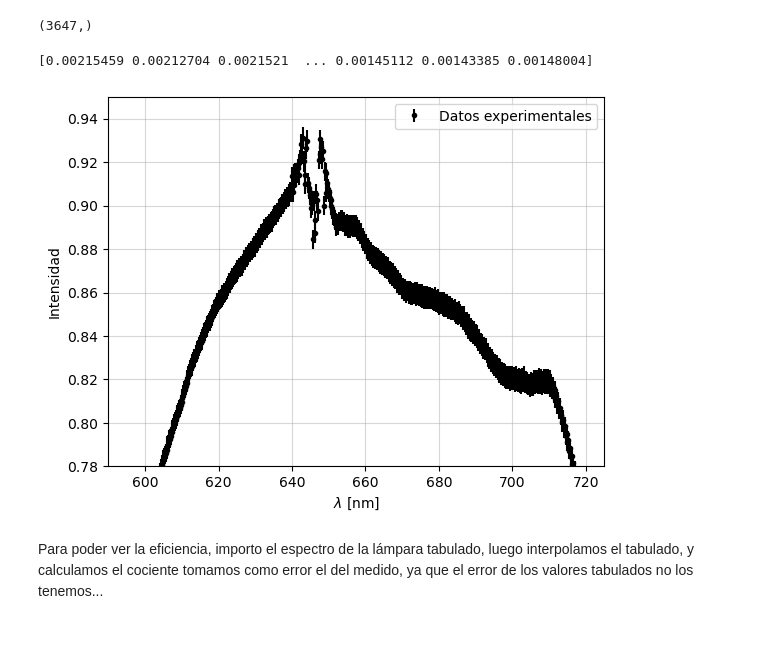
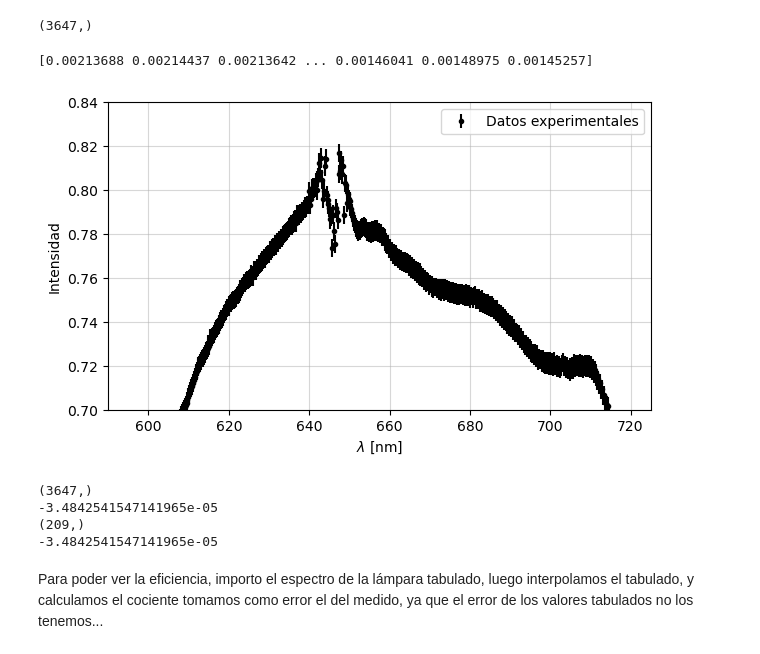
Before and after one commit to mauri-stack/labo5, a Jupyter notebook: espectroscopía_difractiva/espectro_halógeno.ipynb, the cells around one changed output. Cells and saved outputs as stored; diff of their text form; code cells hidden in the pictures.

```diff
--- a/espectroscopía_difractiva/espectro_halógeno.ipynb
+++ b/espectroscopía_difractiva/espectro_halógeno.ipynb
@@ -18,7 +18,7 @@ from scipy.interpolate import UnivariateSpline
 # %%
 
 # Reemplaza 'tu_archivo.csv' con la ruta a tu archivo CSV
-df = pd.read_csv('/Users/Mauri/Desktop/Labo 5/Espectroscopía difractiva/3-10/halógena/halógena_promedio.csv', skiprows=53)
+df = pd.read_csv('/Users/Mauri/Desktop/Labo 5/Espectroscopía difractiva/17-10/halógena v2/promedio.csv', skiprows=53)
 
 # Seleccionar las dos primeras columnas a partir de la fila 54
 # Recuerda que en pandas los índices empiezan en 0, por lo que la fila 54 es el índice 53
@@ -85,7 +85,7 @@ def cargar_datos(ruta):
 
     return lambdas, intensidad
 
-lambdas, intensidad = cargar_datos('/Users/Mauri/Desktop/Labo 5/Espectroscopía difractiva/3-10/halógena/halógena_promedio.csv')
+lambdas, intensidad = cargar_datos('/Users/Mauri/Desktop/Labo 5/Espectroscopía difractiva/17-10/halógena v2/promedio.csv')
 
 
 #para obtener sólo las intensidades
@@ -104,7 +104,7 @@ def cargar_señal(ruta):
 
     return intensidad
 
-intensidad = cargar_señal('/Users/Mauri/Desktop/Labo 5/Espectroscopía difractiva/3-10/halógena/halógena_promedio.csv')
+intensidad = cargar_señal('/Users/Mauri/Desktop/Labo 5/Espectroscopía difractiva/17-10/halógena v2/promedio.csv')
 print(len(intensidad))
 # %% [output]
 3647
@@ -112,7 +112,7 @@ print(len(intensidad))
 Calculamos, para cada lambda, la desviación estándar con las 1000 mediciones que hicimos
 # %%
 #esto crea una lista con todas las rutas de los archivos que son .csv en la carpeta especificada (hay que dejar el /*.csv)
-archivos = sorted(glob.glob("/Users/Mauri/Desktop/Labo 5/Espectroscopía difractiva/3-10/halógena/mediciones para el error/*.csv"))
+archivos = sorted(glob.glob("/Users/Mauri/Desktop/Labo 5/Espectroscopía difractiva/17-10/halógena v2/para el error/*.csv"))
 
 
 # Cargar todos los datos en una lista
@@ -131,26 +131,26 @@ print(desv_std.shape)
 # %%
 print(desv_std)
 # %% [output]
-[0.00215459 0.00212704 0.0021521  ... 0.00145112 0.00143385 0.00148004]
+[0.00213688 0.00214437 0.00213642 ... 0.00146041 0.00148975 0.00145257]
 # %%
 
 N = 1
 
 plt.errorbar(float_columna1[::N], float_columna2[::N], yerr= desv_std[::N], fmt = ".k", ecolor = 'k', label = 'Datos experimentales')
 
 #plt.gca().xaxis.set_major_locator(ticker.MultipleLocator(150)
 
 plt.xlabel(r'$\lambda$ [nm]')
 plt.ylabel('Intensidad')
 
 plt.xlim(590, 725)
-plt.ylim(0.78, 0.95)
+plt.ylim(0.70, 0.84)
 
 plt.grid(alpha = 0.5)
 plt.legend()
 plt.show()
 # %% [output]
-[figure, old version]
+[figure, new version]
 # %%
 def desviaciones(ruta_carpeta_con_csvs):
 
@@ -168,6 +168,43 @@ def desviaciones(ruta_carpeta_con_csvs):
     return desv_std
 
 errores = desviaciones("/Users/Mauri/Desktop/Labo 5/Espectroscopía difractiva/3-10/halógena/mediciones para el error")
+# %%
+# calculamos el offset producido por el ruido de fondo
+
+
+archivos = sorted(glob.glob(r"/Users/Mauri/Desktop/Labo 5/Espectroscopía difractiva/17-10/halógena v2/fondo - obscuridad/mediciones seguidas/*.csv"))
+
+# Cargar todos los datos en una lista
+datos = [cargar_señal(f) for f in archivos]
+
+    # Convertir a un array 2D: shape (num_archivos, largo_señal)
+matriz = np.stack(datos)
+
+# Calculamos el promedio de cada longitud de onda
+ruido_de_cada_csv = np.mean(matriz, axis=0)
+
+# hacemos el promedio de esos promedios
+offset = np.mean(ruido_de_cada_csv)
+
+print(ruido_de_cada_csv.shape)
+
+print(offset)
+
+#hmm, da muy cercano a cero, pero capaz es mejor hacer el promedio de cada csv, y desp promediar eso, así no da tan cercano a cero
+
+ruido_de_cada_csv_2 = np.mean(matriz, axis=1)
+offset_2 = np.mean(ruido_de_cada_csv)
+
+print(ruido_de_cada_csv_2.shape)
+
+print(offset_2)
+
+# también da súper chico así, y da el mismo número... raro, pero bueno de cualquier manera no va a ser grande, así que lo podemos despreciar
+# %% [output]
+(3647,)
+-3.4842541547141965e-05
+(209,)
+-3.4842541547141965e-05
 # %% [markdown]
 Para poder ver la eficiencia, importo el espectro de la lámpara tabulado, luego interpolamos el tabulado, y calculamos el cociente
 tomamos como error el del medido, ya que el error de los valores tabulados no los tenemos...
```
Also changed, not shown: parts of 17 cells of this notebook, 1 other file.
